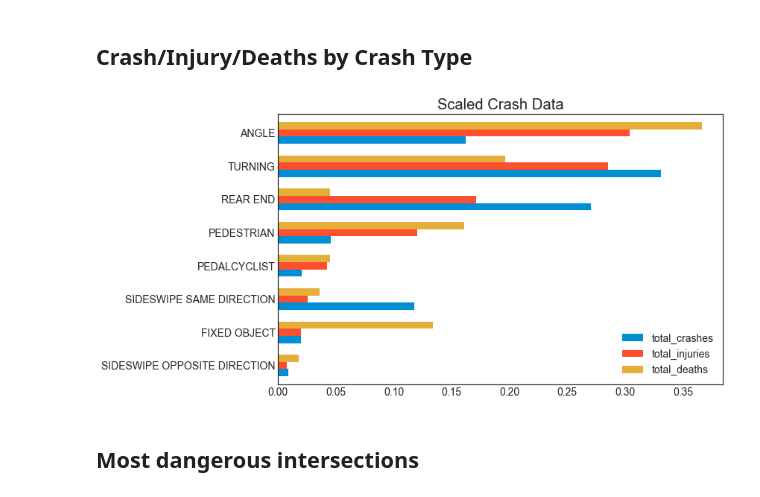
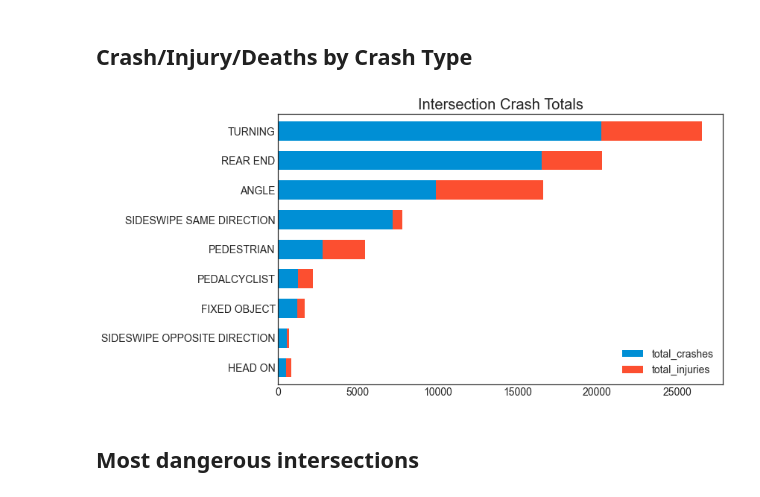
Before and after one commit to sciencelee/chicago-red-light-cameras, a Jupyter notebook: 02-eda.ipynb, the cells around one changed output. Drawn from its saved outputs; the diff is of its cells as text; code cells hidden in the pictures.

Commit message:
changed to stacked graph on injury stats

```diff
--- a/02-eda.ipynb
+++ b/02-eda.ipynb
@@ -941,38 +941,40 @@ type_crash = pd.read_sql_query('''
                             WITH cr AS
                                (SELECT first_crash_type as crash_type,
                                        SUM(injuries_total) as total_injuries,
-                                       SUM(injuries_fatal) as total_deaths,
                                        COUNT(crash_record_id) as total_crashes
                                FROM signal_crashes
                                GROUP BY first_crash_type)
-                            SELECT cr.crash_type, cr.total_crashes, cr.total_injuries, cr.total_deaths
+                            SELECT cr.crash_type, cr.total_crashes, cr.total_injuries
                             FROM cr
                             GROUP BY cr.crash_type
                             ORDER BY cr.total_crashes DESC;
                            ''', conn)
+
+# consider adding SUM(injuries_fatal) as total_deaths,
 # %%
 # USING MINMAX SCALING TO COMPARE
-type_crash['total_injuries'] = type_crash['total_injuries']/type_crash.total_injuries.sum()
-type_crash['total_deaths'] = type_crash['total_deaths']/type_crash.total_deaths.sum()
-type_crash['total_crashes'] = type_crash['total_crashes']/type_crash.total_crashes.sum()
+# type_crash['total_injuries'] = type_crash['total_injuries']/type_crash.total_injuries.sum()
+# type_crash['total_deaths'] = type_crash['total_deaths']/type_crash.total_deaths.sum()
+# type_crash['total_crashes'] = type_crash['total_crashes']/type_crash.total_crashes.sum()
 
-# Remove any crash type with no deaths
-plot_me = type_crash[type_crash['total_deaths'] > 0]
+# Remove any crash type with low crash totals
+plot_me = type_crash[type_crash['total_crashes'] > 500]
 plt.style.use('seaborn-white')
 
-plot_me.sort_values(by='total_injuries',ascending=True).plot.barh(x='crash_type',
+plot_me.sort_values(by='total_crashes',ascending=True).plot.barh(x='crash_type',
                                                                      figsize=[12,6],
-                                                                     title='Scaled Crash Data',
+                                                                     title='Intersection Crash Totals',
                                                                       width=0.65,
+                                                                      stacked=True,
                                                                   #color=['limegreen', 'gold', 'coral'],
                                                                     )
 plt.ylabel('')
 plt.tight_layout()
 plt.savefig('images/scaled_crash_data.png')
 
 plt.show()
 # %% [output]
-[figure, old version]
+[figure, new version]
 # %% [markdown]
 ## Most dangerous intersections
 # %%
```
Also changed, not shown: 3 other files.
